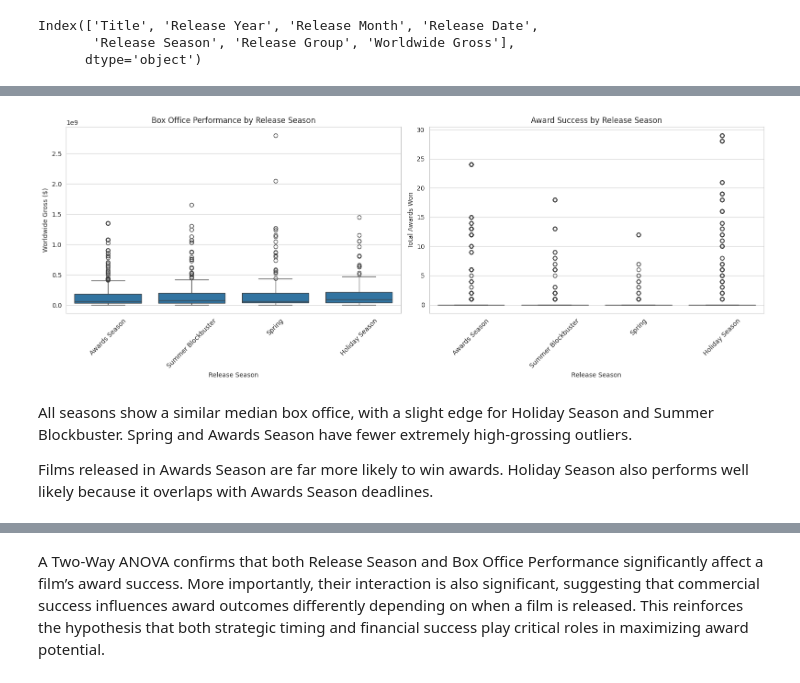
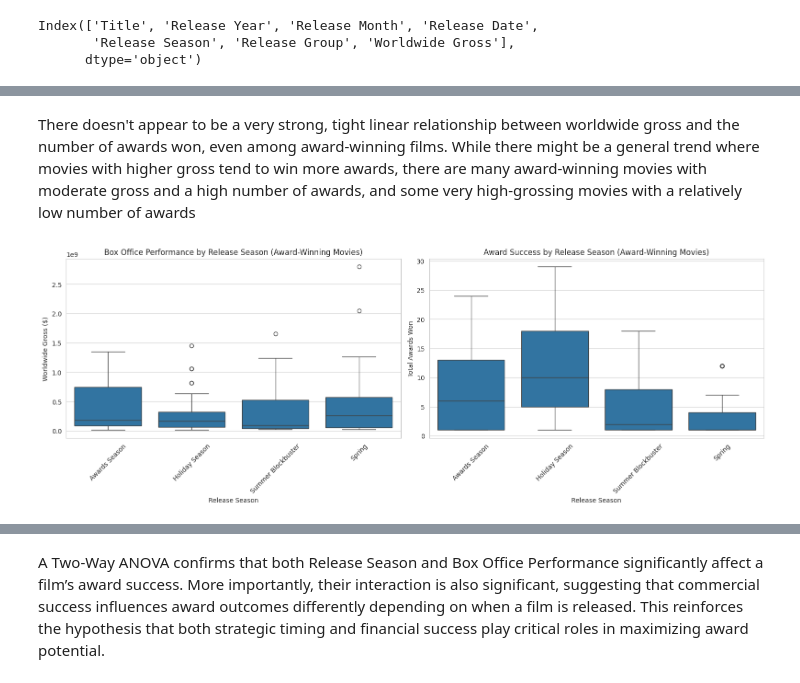
Before and after one commit to oykudemirel/DSA-210-PROJECT, a Jupyter notebook: dsa210project_with_ml.ipynb, the cells around one changed output, grey strips where cells are left out. Drawn from its saved outputs; the diff is of its cells as text; code cells hidden in the pictures.

```diff
--- a/dsa210project_with_ml.ipynb
+++ b/dsa210project_with_ml.ipynb
@@ -562,0 +550,7 @@ Index(['Title', 'Release Year', 'Release Month', 'Release Date',
+# %%
+# Filter the DataFrame to include only movies with Total_Awards_Won > 0
+award_winning_movies_df = final_df[final_df['Total_Awards_Won'] > 0].copy()
+
+print(f"Original number of movies: {len(final_df)}")
+print(f"Number of award-winning movies: {len(award_winning_movies_df)}")
+print(award_winning_movies_df.head())
@@ -689,30 +625,28 @@ plt.show()
+# %% [markdown]
+There doesn't appear to be a very strong, tight linear relationship between worldwide gross and the number of awards won, even among award-winning films. While there might be a general trend where movies with higher gross tend to win more awards, there are many award-winning movies with moderate gross and a high number of awards, and some very high-grossing movies with a relatively low number of awards
 # %%
+import matplotlib.pyplot as plt
+import seaborn as sns
 
 sns.set_style('whitegrid')
 
-
 fig, axes = plt.subplots(1, 2, figsize=(16,6))
 
-# Plot 1: Box Office performance by Release Season
-sns.boxplot(x='Release Season', y='Worldwide Gross', data=final_df, ax=axes[0])
-axes[0].set_title('Box Office Performance by Release Season')
+# Plot 1: Box Office performance by Release Season (Award-Winning Movies)
+sns.boxplot(x='Release Season', y='Worldwide Gross', data=award_winning_movies_df, ax=axes[0])
+axes[0].set_title('Box Office Performance by Release Season (Award-Winning Movies)')
 axes[0].set_ylabel('Worldwide Gross ($)')
 axes[0].set_xlabel('Release Season')
 axes[0].tick_params(axis='x', rotation=45)
 
-# Plot 2: Award success by Release Season
-sns.boxplot(x='Release Season', y='Total_Awards_Won', data=final_df, ax=axes[1])
-axes[1].set_title('Award Success by Release Season')
+# Plot 2: Award success by Release Season (Award-Winning Movies)
+sns.boxplot(x='Release Season', y='Total_Awards_Won', data=award_winning_movies_df, ax=axes[1])
+axes[1].set_title('Award Success by Release Season (Award-Winning Movies)')
 axes[1].set_ylabel('Total Awards Won')
 axes[1].set_xlabel('Release Season')
 axes[1].tick_params(axis='x', rotation=45)
 
-
 plt.tight_layout()
 plt.show()
 # %% [output]
-[figure, old version]
+[figure, new version]
-# %% [markdown]
-All seasons show a similar median box office, with a slight edge for Holiday Season and Summer Blockbuster. Spring and Awards Season have fewer extremely high-grossing outliers.
-
-Films released in Awards Season are far more likely to win awards. Holiday Season also performs well likely because it overlaps with Awards Season deadlines.
```
Also changed, not shown: parts of 62 cells of this notebook.
